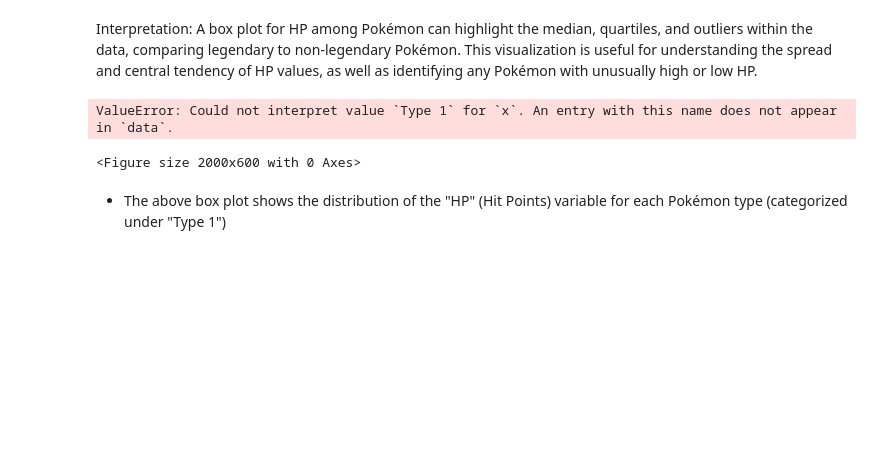
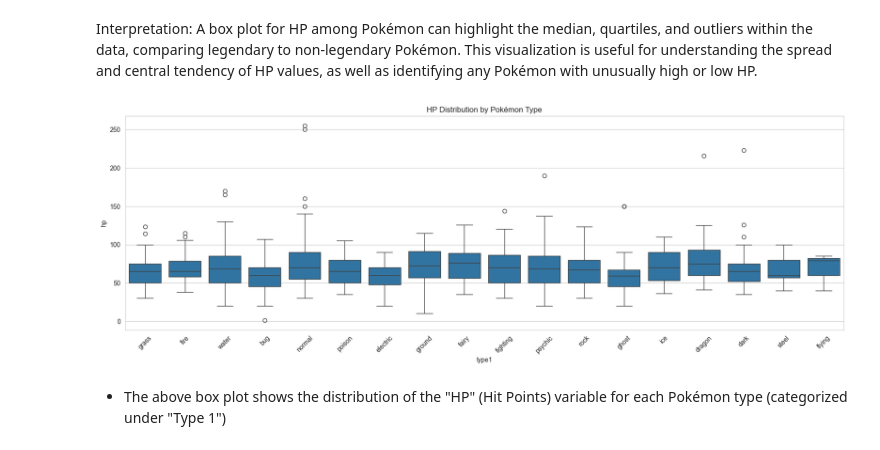
Before and after one commit to pilotbear-coder/DAE-Project, a Jupyter notebook: 7275/wk2/H2L1.ipynb, the cells around one changed output. Cells and saved outputs as stored; diff of their text form; code cells hidden in the pictures; blank space fills up the shorter version.

```diff
--- a/7275/wk2/H2L1.ipynb
+++ b/7275/wk2/H2L1.ipynb
@@ -744,14 +752,23 @@ Interpretation:
 A box plot for HP among Pokémon can highlight the median, quartiles, and outliers within the data, comparing legendary to non-legendary Pokémon. This visualization is useful for understanding the spread and central tendency of HP values, as well as identifying any Pokémon with unusually high or low HP.
 # %%
 
+import seaborn as sns
+import matplotlib.pyplot as plt
+
 plt.figure(figsize=(20, 6))
-# Box plot with another numeric column 'HP'
-sns.boxplot(x='Type 1', y='HP', data=df)
+
+# FIX 1: Use 'type1' instead of 'Type 1'
+# FIX 2: Use 'hp' instead of 'HP'
+sns.boxplot(x='type1', y='hp', data=df)
+
 plt.title('HP Distribution by Pokémon Type')
+
+# OPTIONAL FIX: Rotate the labels so they don't overlap
+plt.xticks(rotation=45)
+
 plt.show()
 # %% [output]
-ValueError: Could not interpret value `Type 1` for `x`. An entry with this name does not appear in `data`.
-<Figure size 2000x600 with 0 Axes>
+[figure, added]
 # %% [markdown]
 - The above box plot shows the distribution of the "HP" (Hit Points) variable for each Pokémon type (categorized under "Type 1")
 # %% [markdown]
```
Also changed, not shown: parts of 5 cells of this notebook.
